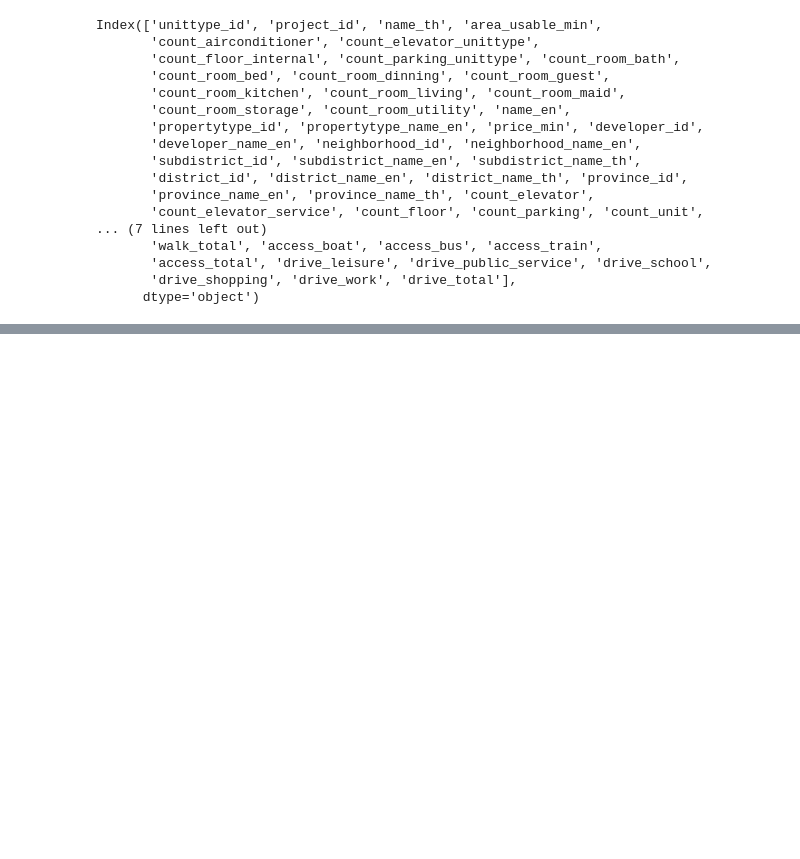
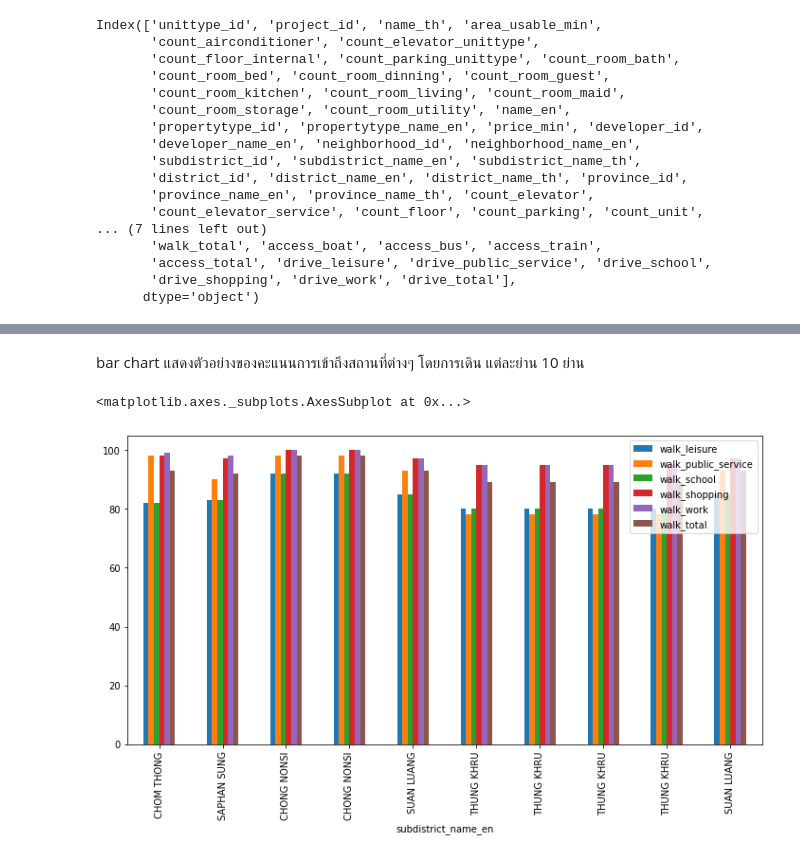
Before and after one commit to kumoromilee/BasicProg_DataViz65, a Jupyter notebook: Project.ipynb, the cells around one changed output, grey strips where cells are left out. Saved outputs shown, nothing was run; the diff lists cells and outputs as text; code cells hidden in the pictures; blank space fills up the shorter version.

```diff
--- a/Project.ipynb
+++ b/Project.ipynb
@@ -914,0 +939,5 @@ LV
+# %%
+#select column เพื่อไม่ให้ bar chart มีจำนวนแท่งมากเกินไป
+Walk = All_Clean[['subdistrict_name_en','walk_leisure',
+       'walk_public_service', 'walk_school', 'walk_shopping', 'walk_work',
+       'walk_total']]
@@ -914,0 +960,3 @@ LV
+# %%
+#ใช้ head(10) เพราะว่าต้องการดูแค่ตัวอย่างคะแนนของย่านต่างๆ
+WB = Walk.head(10)
@@ -917,0 +996,7 @@ matplotlib.rcParams['figure.figsize']=[12,6]
+# %% [markdown]
+bar chart แสดงตัวอย่างของคะแนนการเข้าถึงสถานที่ต่างๆ โดยการเดิน แต่ละย่าน 10 ย่าน
+# %%
+WB.plot(kind='bar',x='subdistrict_name_en')
+# %% [output]
+<matplotlib.axes._subplots.AxesSubplot at 0x...>
+[figure, added]
```
Also changed, not shown: parts of 58 cells of this notebook.
